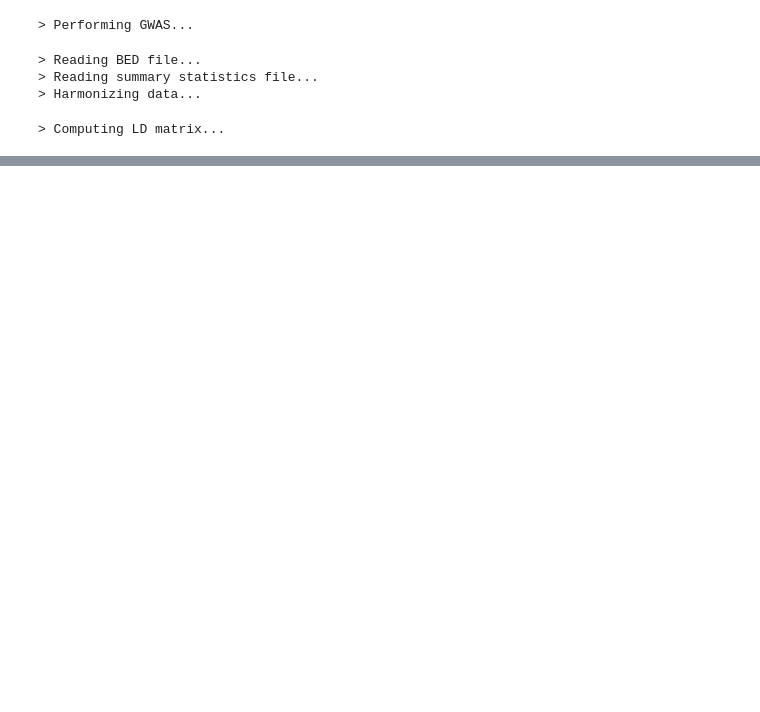
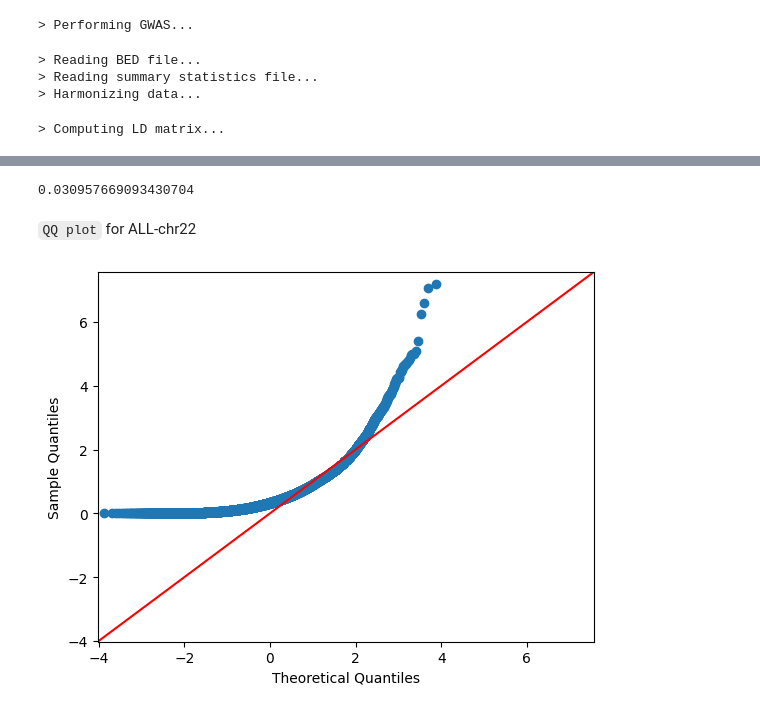
Before and after one commit to Yiqing-Zhu2000/RA_Project, a Jupyter notebook: Toy_example_expr.ipynb, the cells around one changed output, grey strips where cells are left out. Drawn from its saved outputs; the diff is of its cells as text; code cells hidden in the pictures; blank space fills up the shorter version.

```diff
--- a/Toy_example_expr.ipynb
+++ b/Toy_example_expr.ipynb
@@ -411,0 +463,19 @@ Previous ELBO: 1972882156225962.250000 | Current ELBO: 130048150177181248.000000
+# %%
+from viprs.eval.metrics import r2
+r2(prs_chr22, g_sim.sample_table.phenotype)
+# %% [output]
+0.030957669093430704
+# %% [markdown]
+<code>QQ plot</code> for ALL-chr22
+# %%
+All_22_sum = pd.read_csv("Toy_example_expr/ALL_CM22.sumstats", sep="\t" )
+obs_negP = -np.log10(All_22_sum['PVAL'])
+# %%
+import statsmodels.api as sm
+import scipy.stats as stats
+import pylab
+
+sm.qqplot(obs_negP, line='45')
+pylab.show()
+# %% [output]
+[figure, added]
```
Also changed, not shown: parts of 47 cells of this notebook, 2 other files.
